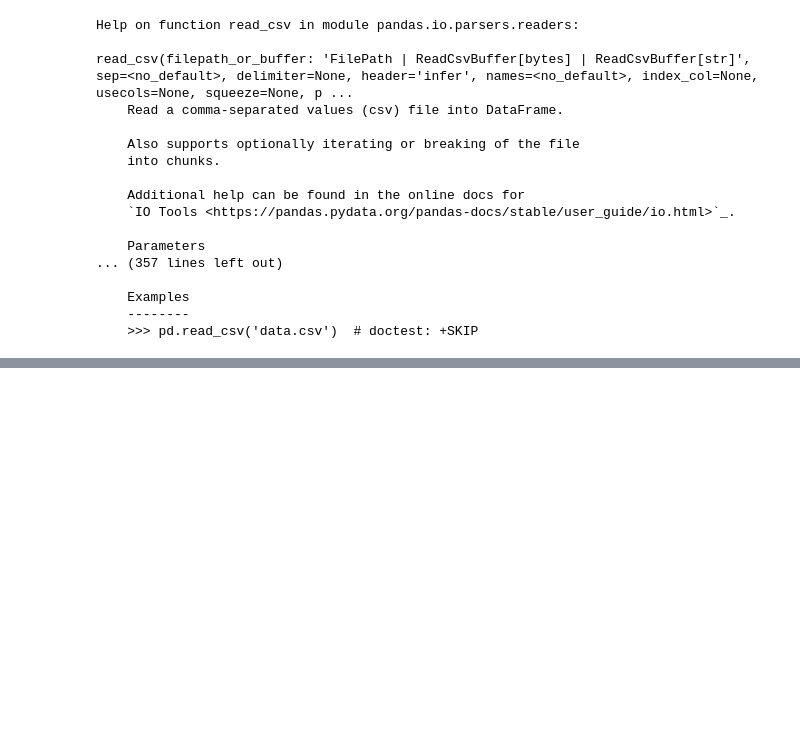
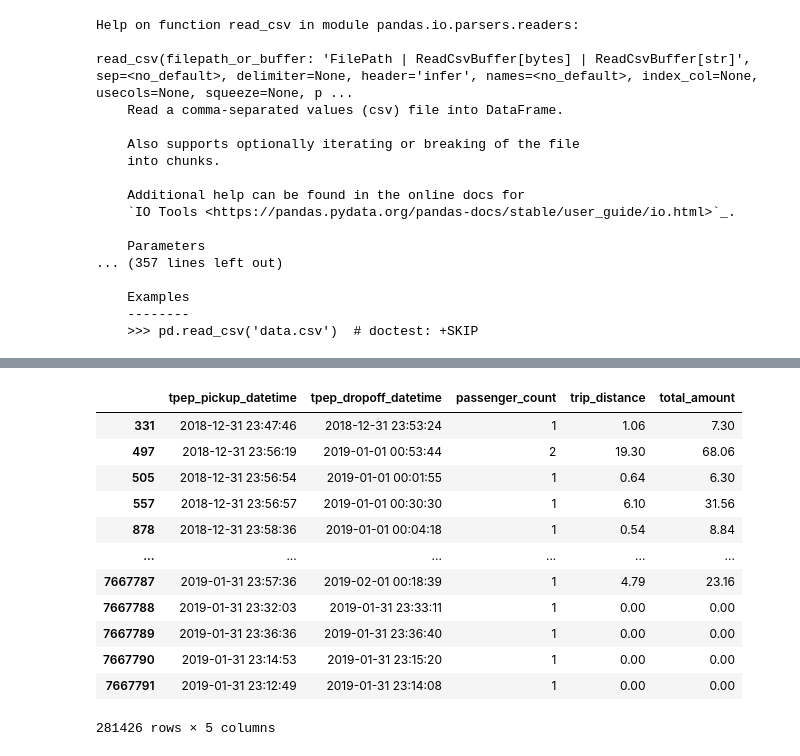
Before and after one commit to reuven/oreilly-2022-07July-analytics, a Jupyter notebook: 2022-08Aug-23.ipynb, the cells around one changed output, grey strips where cells are left out. Cells and saved outputs as stored; diff of their text form; code cells hidden in the pictures; blank space fills up the shorter version.

```diff
--- a/2022-08Aug-23.ipynb
+++ b/2022-08Aug-23.ipynb
@@ -1254,0 +1271,16 @@ df['tpep_pickup_datetime'].
+# %%
+df.loc[df['tpep_pickup_datetime'].dt.hour == 23]
+# %% [output]
+|  | tpep_pickup_datetime | tpep_dropoff_datetime | passenger_count | trip_distance | total_amount |
+| 331 | 2018-12-31 23:47:46 | 2018-12-31 23:53:24 | 1 | 1.06 | 7.30 |
+| 497 | 2018-12-31 23:56:19 | 2019-01-01 00:53:44 | 2 | 19.30 | 68.06 |
+| 505 | 2018-12-31 23:56:54 | 2019-01-01 00:01:55 | 1 | 0.64 | 6.30 |
+| 557 | 2018-12-31 23:56:57 | 2019-01-01 00:30:30 | 1 | 6.10 | 31.56 |
+| 878 | 2018-12-31 23:58:36 | 2019-01-01 00:04:18 | 1 | 0.54 | 8.84 |
+| ... | ... | ... | ... | ... | ... |
+| 7667787 | 2019-01-31 23:57:36 | 2019-02-01 00:18:39 | 1 | 4.79 | 23.16 |
+| 7667788 | 2019-01-31 23:32:03 | 2019-01-31 23:33:11 | 1 | 0.00 | 0.00 |
+| 7667789 | 2019-01-31 23:36:36 | 2019-01-31 23:36:40 | 1 | 0.00 | 0.00 |
+| 7667790 | 2019-01-31 23:14:53 | 2019-01-31 23:15:20 | 1 | 0.00 | 0.00 |
+| 7667791 | 2019-01-31 23:12:49 | 2019-01-31 23:14:08 | 1 | 0.00 | 0.00 |
+281426 rows × 5 columns
```
Also changed, not shown: parts of 2 cells of this notebook.
